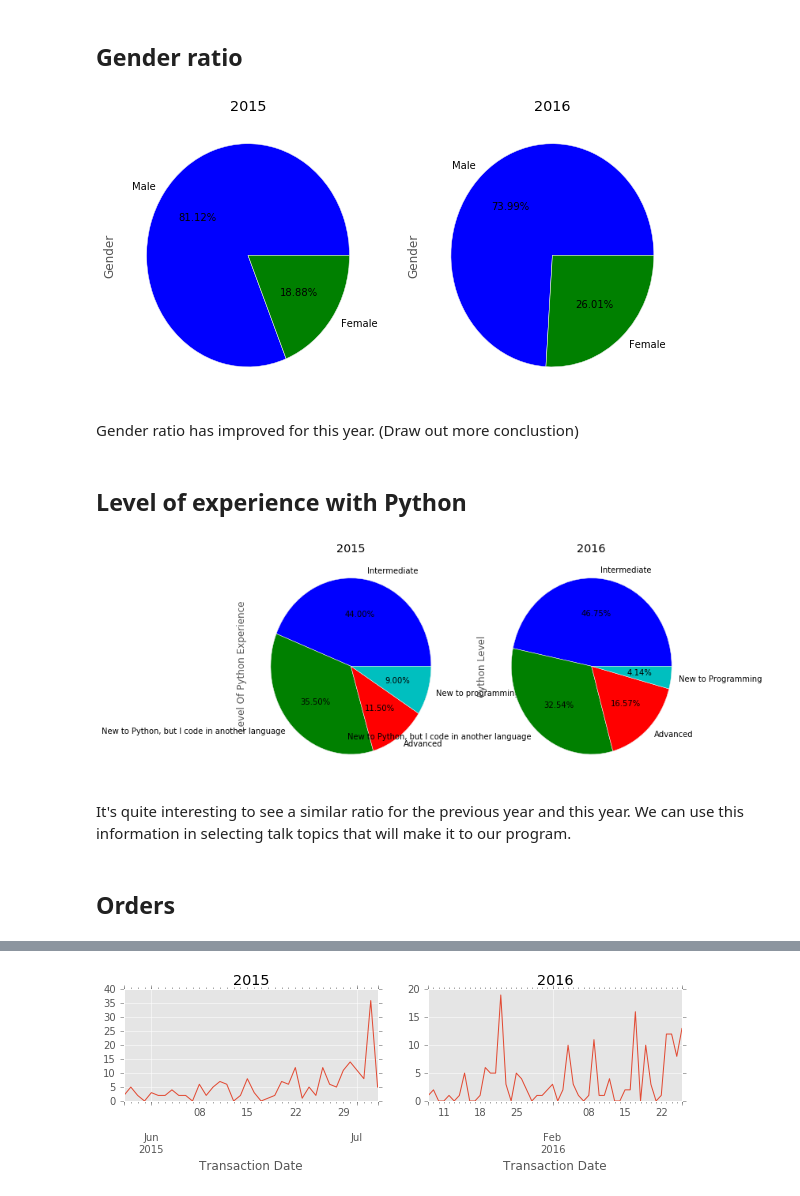
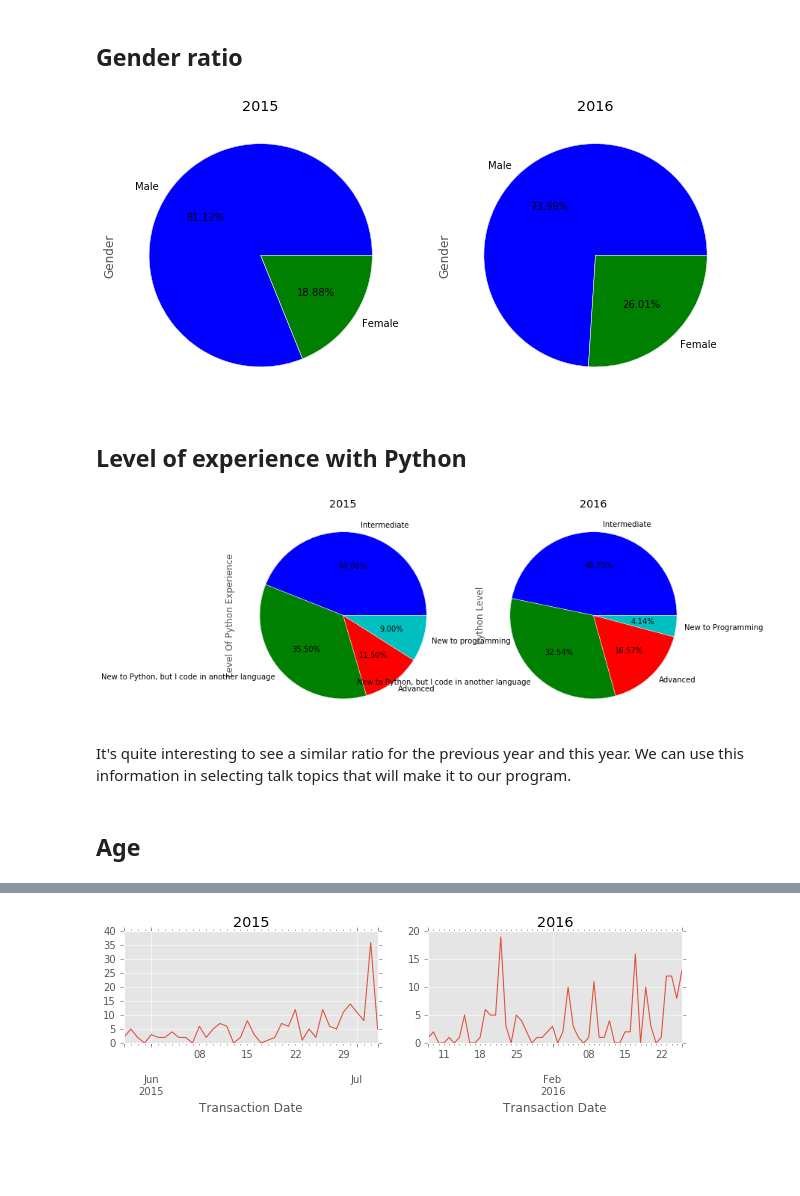
Before and after one commit to pythonph/notebooks, a Jupyter notebook: pycon-stats.ipynb, the cells around one changed output, grey strips where cells are left out. Cells and saved outputs as stored; diff of their text form; code cells hidden in the pictures; blank space fills up the shorter version.

```diff
--- a/pycon-stats.ipynb
+++ b/pycon-stats.ipynb
@@ -16,26 +17,22 @@ csv_2016 = get_attendees(2016)
 # %% [markdown]
 ## Gender ratio
 # %%
-fig, (ax1, ax2) = plt.subplots(ncols=2, figsize=(10, 5))
-pie_kwargs = dict(kind='pie', autopct='%.2f%%')
+fig, (ax1, ax2) = plt.subplots(ncols=2, figsize=(11, 5))
 csv_2015['Gender'].value_counts().plot(ax=ax1, title='2015', **pie_kwargs)
 csv_2016['Gender'].value_counts().plot(ax=ax2, title='2016', **pie_kwargs)
 fig.show()
 # %% [output]
-[figure, old version]
+[figure, new version]
-# %% [markdown]
-Gender ratio has improved for this year. (Draw out more conclustion)
 # %% [markdown]
 ## Level of experience with Python
 # %%
-fig, (ax1, ax2) = plt.subplots(ncols=2, figsize=(10, 5))
-pie_kwargs = dict(kind='pie', autopct='%.2f%%')
+fig, (ax1, ax2) = plt.subplots(ncols=2, figsize=(11, 5))
 csv_2015['Level Of Python Experience'].value_counts().plot(ax=ax1, title='2015', **pie_kwargs)
 csv_2016['Python Level'].value_counts().plot(ax=ax2, title='2016', **pie_kwargs)
 fig.show()
 # %% [output]
-[figure, old version]
+[figure, new version]
 # %% [markdown]
 It's quite interesting to see a similar ratio for the previous year and this year. We can use this information in selecting talk topics that will make it to our program.
 # %% [markdown]
-## Orders
+## Age
```
Also changed, not shown: parts of 10 cells of this notebook.
